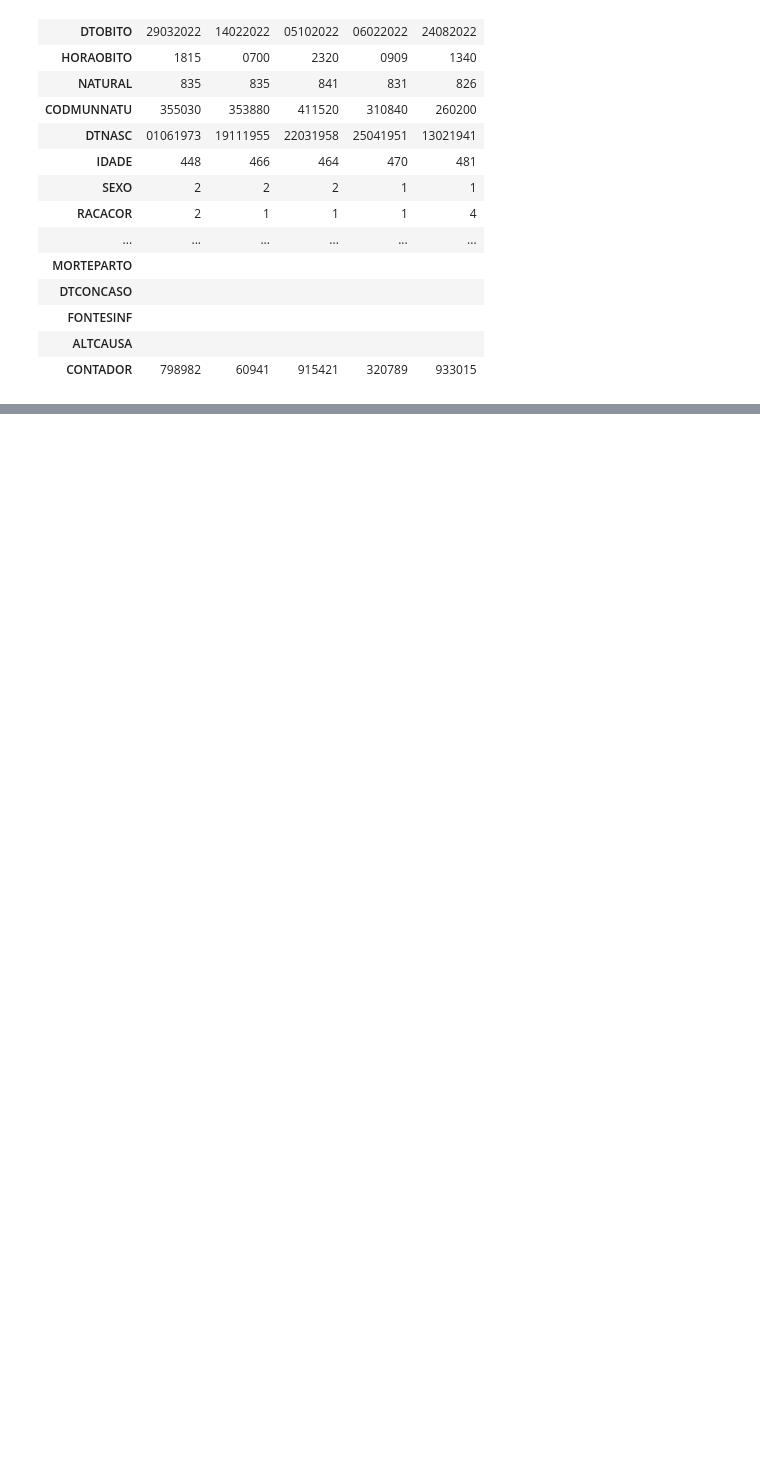
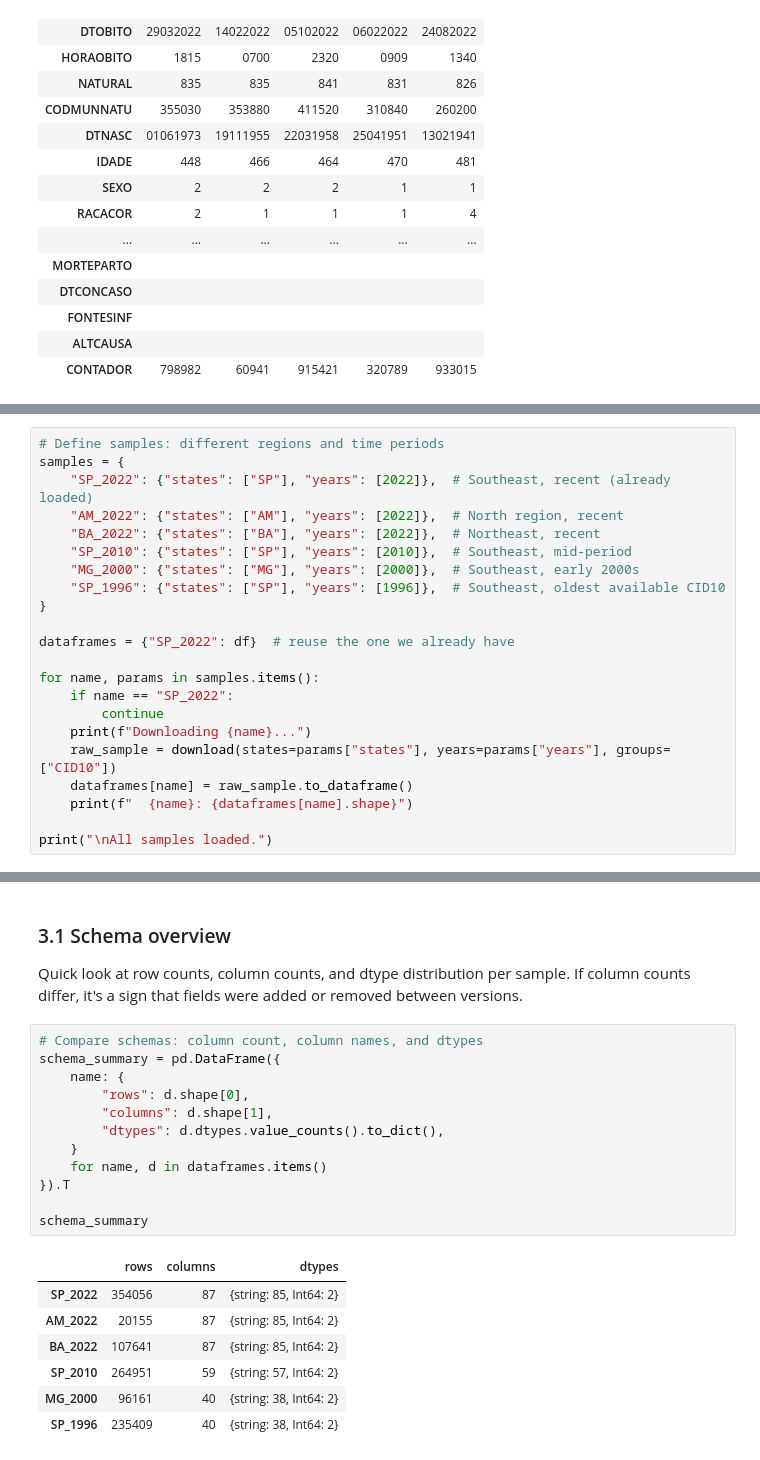
Before and after one commit to RenanGroot/datasus-ai-quality-gate, a Jupyter notebook: notebooks/ingestion_prototype.ipynb, the cells around one changed output, grey strips where cells are left out. Drawn from its saved outputs; the diff is of its cells as text; blank space fills up the shorter version.

Commit message:
multi-state/year schema and data quality checks to notebook

```diff
--- a/notebooks/ingestion_prototype.ipynb
+++ b/notebooks/ingestion_prototype.ipynb
@@ -374,0 +384,22 @@ df.sample(5, random_state=42).T
+# %%
+# Define samples: different regions and time periods
+samples = {
+    "SP_2022": {"states": ["SP"], "years": [2022]},  # Southeast, recent (already loaded)
+    "AM_2022": {"states": ["AM"], "years": [2022]},  # North region, recent
+    "BA_2022": {"states": ["BA"], "years": [2022]},  # Northeast, recent
+    "SP_2010": {"states": ["SP"], "years": [2010]},  # Southeast, mid-period
+    "MG_2000": {"states": ["MG"], "years": [2000]},  # Southeast, early 2000s
+    "SP_1996": {"states": ["SP"], "years": [1996]},  # Southeast, oldest available CID10
+}
+
+dataframes = {"SP_2022": df}  # reuse the one we already have
+
+for name, params in samples.items():
+    if name == "SP_2022":
+        continue
+    print(f"Downloading {name}...")
+    raw_sample = download(states=params["states"], years=params["years"], groups=["CID10"])
+    dataframes[name] = raw_sample.to_dataframe()
+    print(f"  {name}: {dataframes[name].shape}")
+
+print("\nAll samples loaded.")
@@ -374,0 +419,24 @@ df.sample(5, random_state=42).T
+# %% [markdown]
+### 3.1 Schema overview
+
+Quick look at row counts, column counts, and dtype distribution per sample. If column counts differ, it's a sign that fields were added or removed between versions.
+# %%
+# Compare schemas: column count, column names, and dtypes
+schema_summary = pd.DataFrame({
+    name: {
+        "rows": d.shape[0],
+        "columns": d.shape[1],
+        "dtypes": d.dtypes.value_counts().to_dict(),
+    }
+    for name, d in dataframes.items()
+}).T
+
+schema_summary
+# %% [output]
+|  | rows | columns | dtypes |
+| SP_2022 | 354056 | 87 | {string: 85, Int64: 2} |
+| AM_2022 | 20155 | 87 | {string: 85, Int64: 2} |
+| BA_2022 | 107641 | 87 | {string: 85, Int64: 2} |
+| SP_2010 | 264951 | 59 | {string: 57, Int64: 2} |
+| MG_2000 | 96161 | 40 | {string: 38, Int64: 2} |
+| SP_1996 | 235409 | 40 | {string: 38, Int64: 2} |
```
Also changed, not shown: parts of 10 cells of this notebook.
